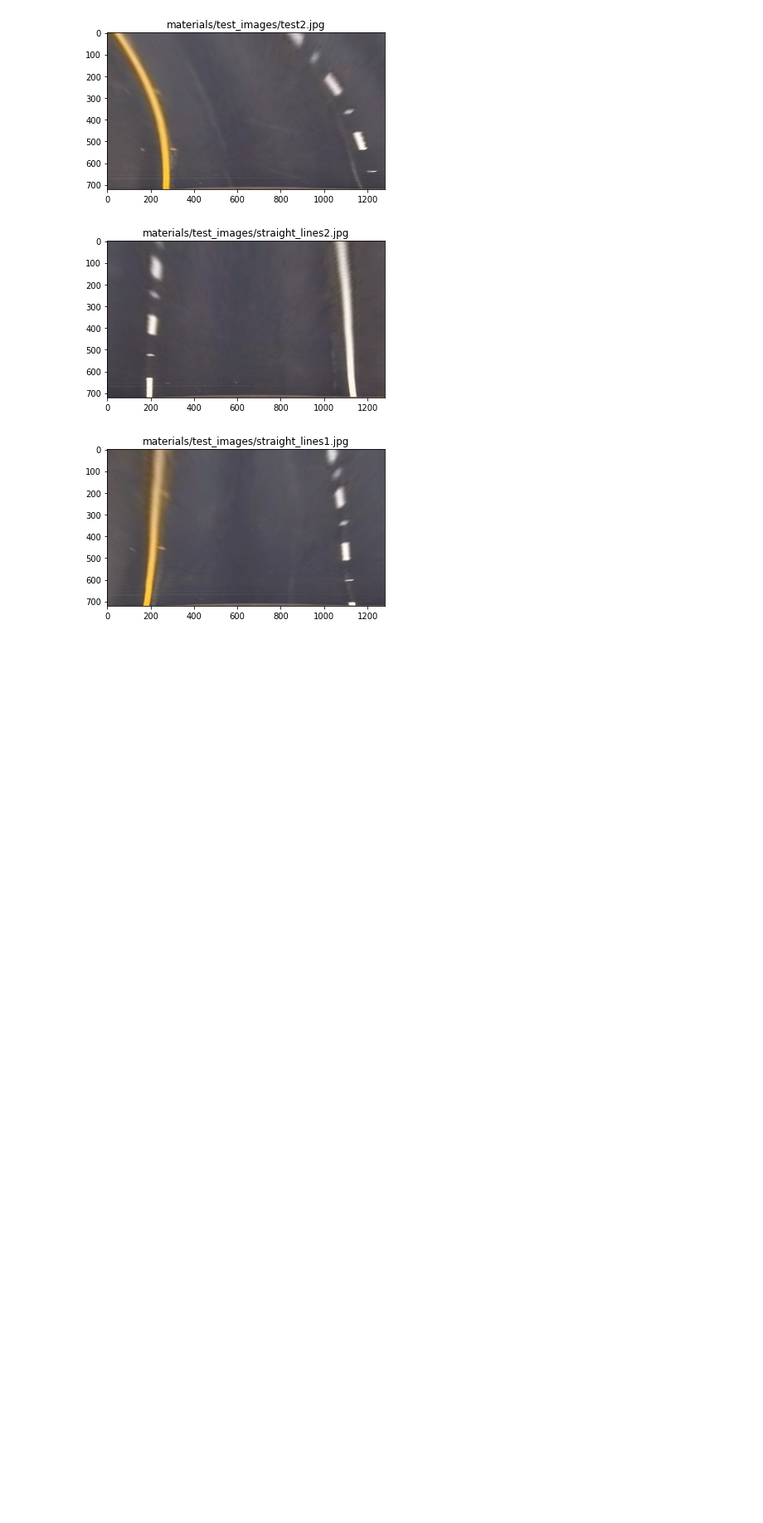
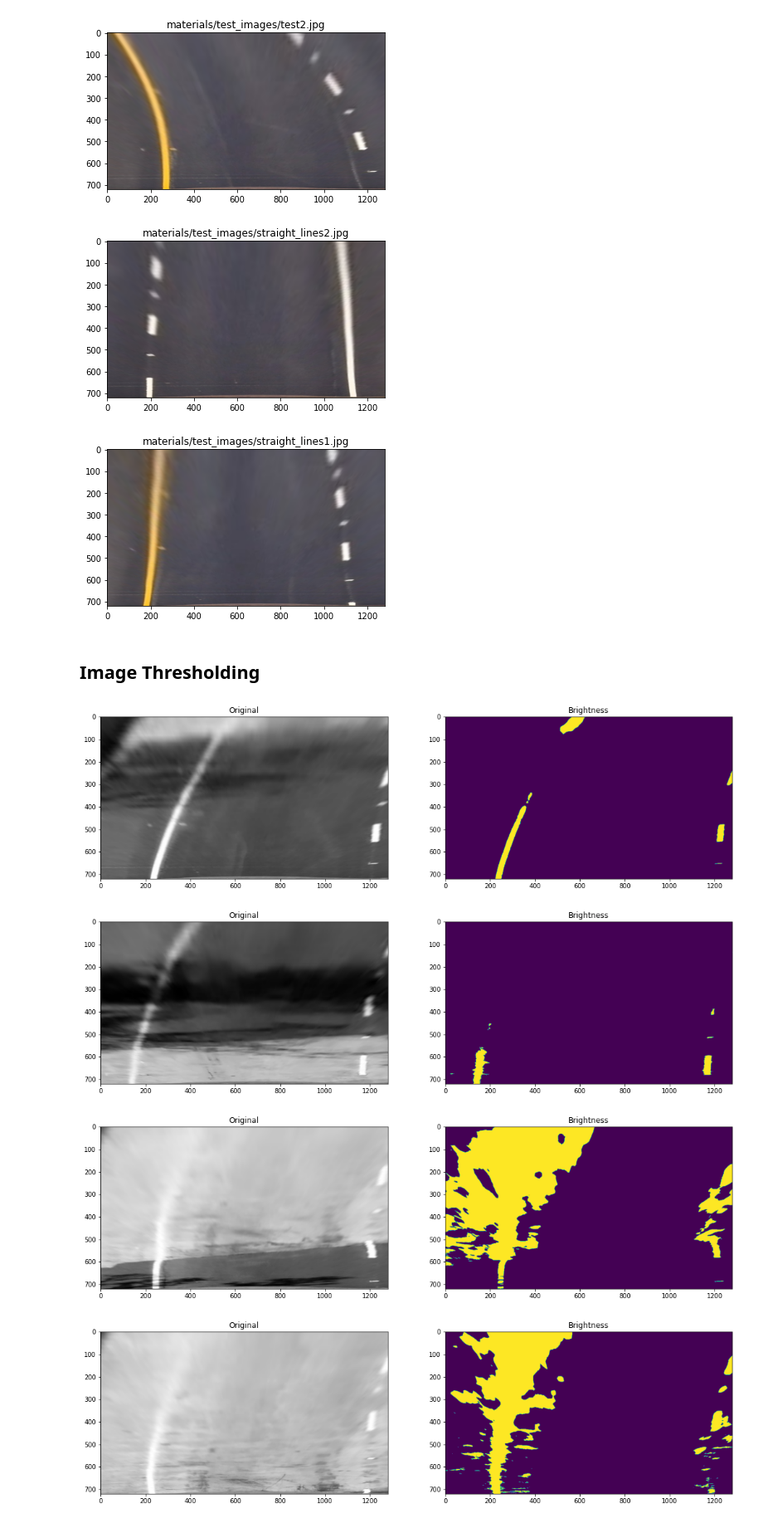
Before and after one commit to Datoneguy246/AdvancedLaneDetectionPipeline, a Jupyter notebook: AdvancedLaneDetectionPipeline.ipynb, the cells around one changed output. Shown at 83% size. Saved outputs shown, nothing was run; the diff lists cells and outputs as text; code cells hidden in the pictures; blank space fills up the shorter version.

Commit message:
thresholds

```diff
--- a/AdvancedLaneDetectionPipeline.ipynb
+++ b/AdvancedLaneDetectionPipeline.ipynb
@@ -11,9 +9,12 @@ import glob
 def BGR2RGB(img):
     return cv.cvtColor(img, cv.COLOR_BGR2RGB)
 
-def DisplayImage(img, title):
+def DisplayImage(img, title, rgb=True):
     plt.figure()
-    plt.imshow(BGR2RGB(img))
+    if rgb:
+        plt.imshow(BGR2RGB(img))
+    else:
+        plt.imshow(img)
     plt.title(title)
 # %% [markdown]
 ## Undistort Chessboard Images
@@ -142,3 +143,5 @@ for path in roadImgs:
 [figure]
 [figure]
 [figure]
+# %% [markdown]
+## Image Thresholding
@@ -144,0 +180,34 @@ for path in roadImgs:
+# %%
+# Test binary thresholding on road images
+roadImgs = glob.glob("materials/test_images/*.jpg")
+for path in roadImgs:
+    img = cv.imread(path)
+
+    # Undistort
+    undistorted = undistort(img, matrix, dist)
+
+    # Warp
+    warped = perspectiveTransform(undistorted)
+
+    # Isolate red channel
+    _, _, r = cv.split(warped)
+    redImg = cv.merge([r, r, r])
+
+    # Convert to HLS color space to utilize saturation values
+    hls = cv.cvtColor(redImg, cv.COLOR_BGR2HLS)
+
+    # Threshold
+    b_thresholded = binaryThreshold(hls, 1, 1.2, 250)
+
+    # Display all results
+    _, (x1, x2) = plt.subplots(1, 2, figsize=(18, 6))
+    x1.imshow(redImg, cmap="gray")
+    x1.set_title("Original")
+
+    x2.imshow(b_thresholded)
+    x2.set_title('Brightness')
+# %% [output]
+[figure, added]
+[figure, added]
+[figure, added]
+[figure, added]
```
Also changed, not shown: parts of 4 cells of this notebook.
